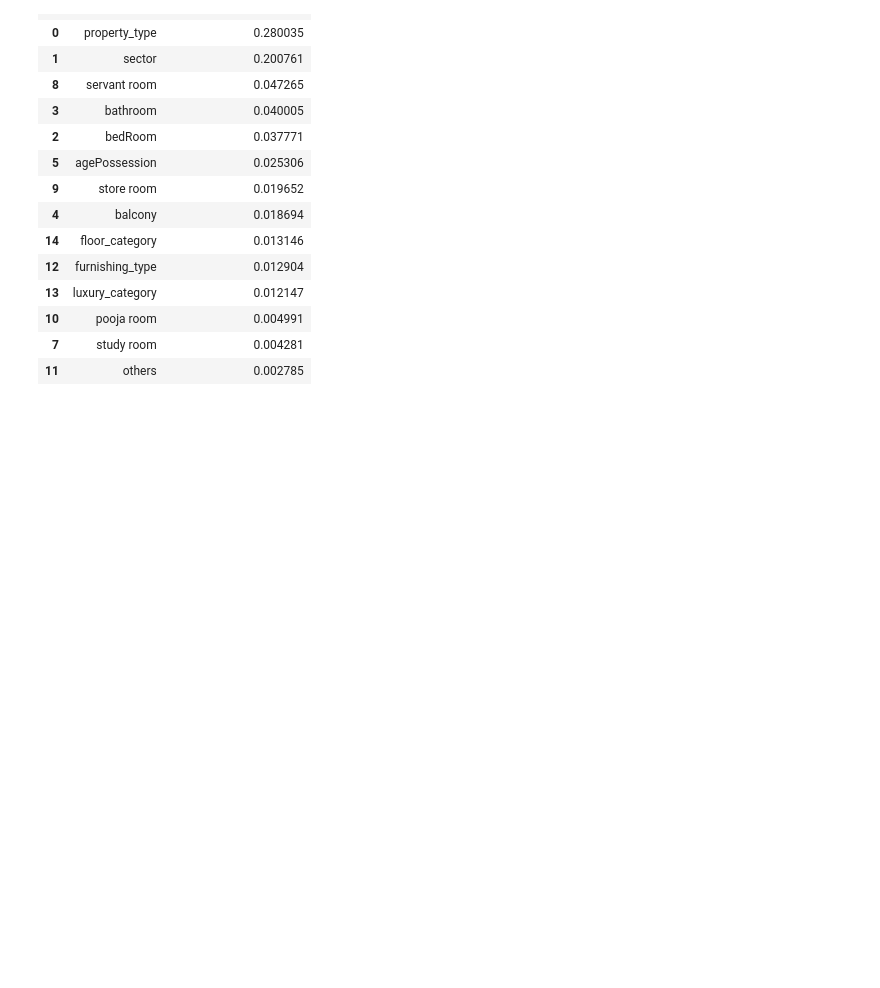
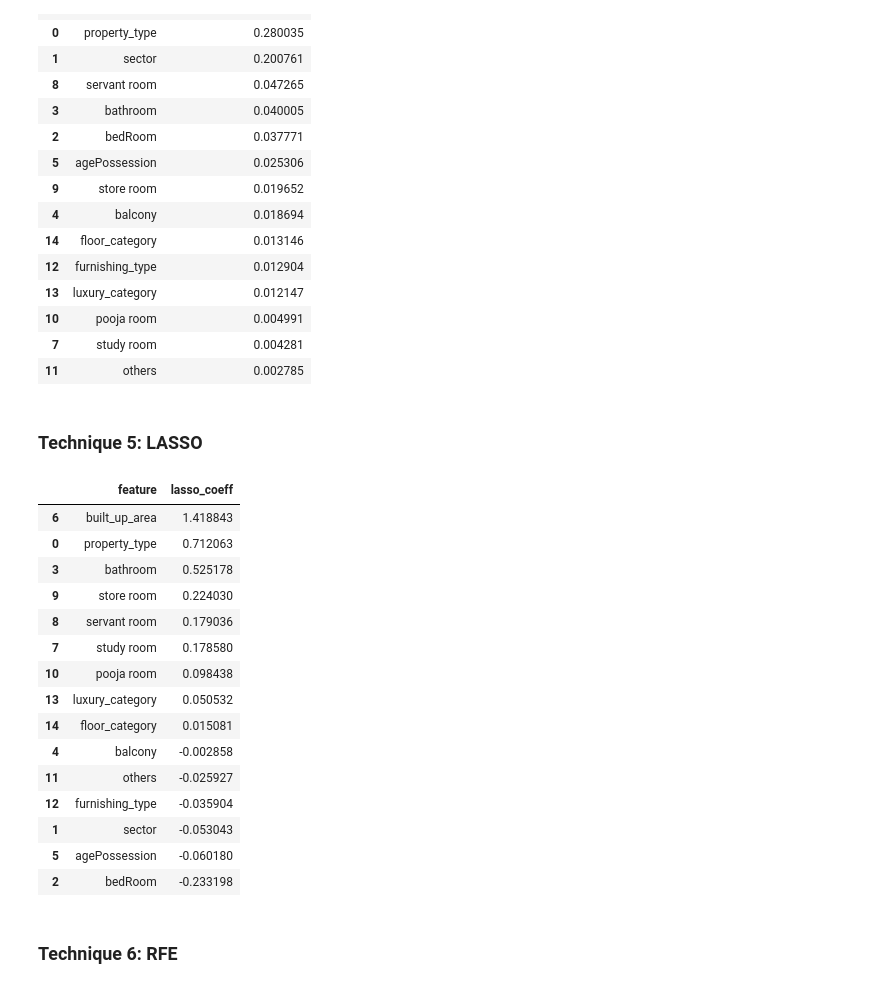
Before and after one commit to Apurba1903/Machine_Learning_Based_Real_Estate_System, a Jupyter notebook: FeatureEngineering/feature-selection.ipynb, the cells around one changed output. Cells and saved outputs as stored; diff of their text form; code cells hidden in the pictures; blank space fills up the shorter version.

```diff
--- a/FeatureEngineering/feature-selection.ipynb
+++ b/FeatureEngineering/feature-selection.ipynb
@@ -298,3 +298,44 @@ fi_df4
 | 10 | pooja room | 0.004991 |
 | 7 | study room | 0.004281 |
 | 11 | others | 0.002785 |
+# %% [markdown]
+### Technique 5: LASSO
+# %%
+from sklearn.linear_model import Lasso
+from sklearn.preprocessing import StandardScaler
+
+# Standardize the Features
+scaler = StandardScaler()
+X_scaled = scaler.fit_transform(X_label)
+
+# Train a LASSO Regression Model
+lasso = Lasso(alpha=0.01, random_state=42)
+lasso.fit(X_scaled, y_label)
+
+# Extract Coefficients
+# Organize results into a DataFrame
+fi_df5 = pd.DataFrame({
+    'feature': X_label.columns,
+    'lasso_coeff': lasso.coef_
+}).sort_values(by='lasso_coeff', ascending=False)
+
+fi_df5
+# %% [output]
+|  | feature | lasso_coeff |
+| 6 | built_up_area | 1.418843 |
+| 0 | property_type | 0.712063 |
+| 3 | bathroom | 0.525178 |
+| 9 | store room | 0.224030 |
+| 8 | servant room | 0.179036 |
+| 7 | study room | 0.178580 |
+| 10 | pooja room | 0.098438 |
+| 13 | luxury_category | 0.050532 |
+| 14 | floor_category | 0.015081 |
+| 4 | balcony | -0.002858 |
+| 11 | others | -0.025927 |
+| 12 | furnishing_type | -0.035904 |
+| 1 | sector | -0.053043 |
+| 5 | agePossession | -0.060180 |
+| 2 | bedRoom | -0.233198 |
+# %% [markdown]
+### Technique 6: RFE
```
